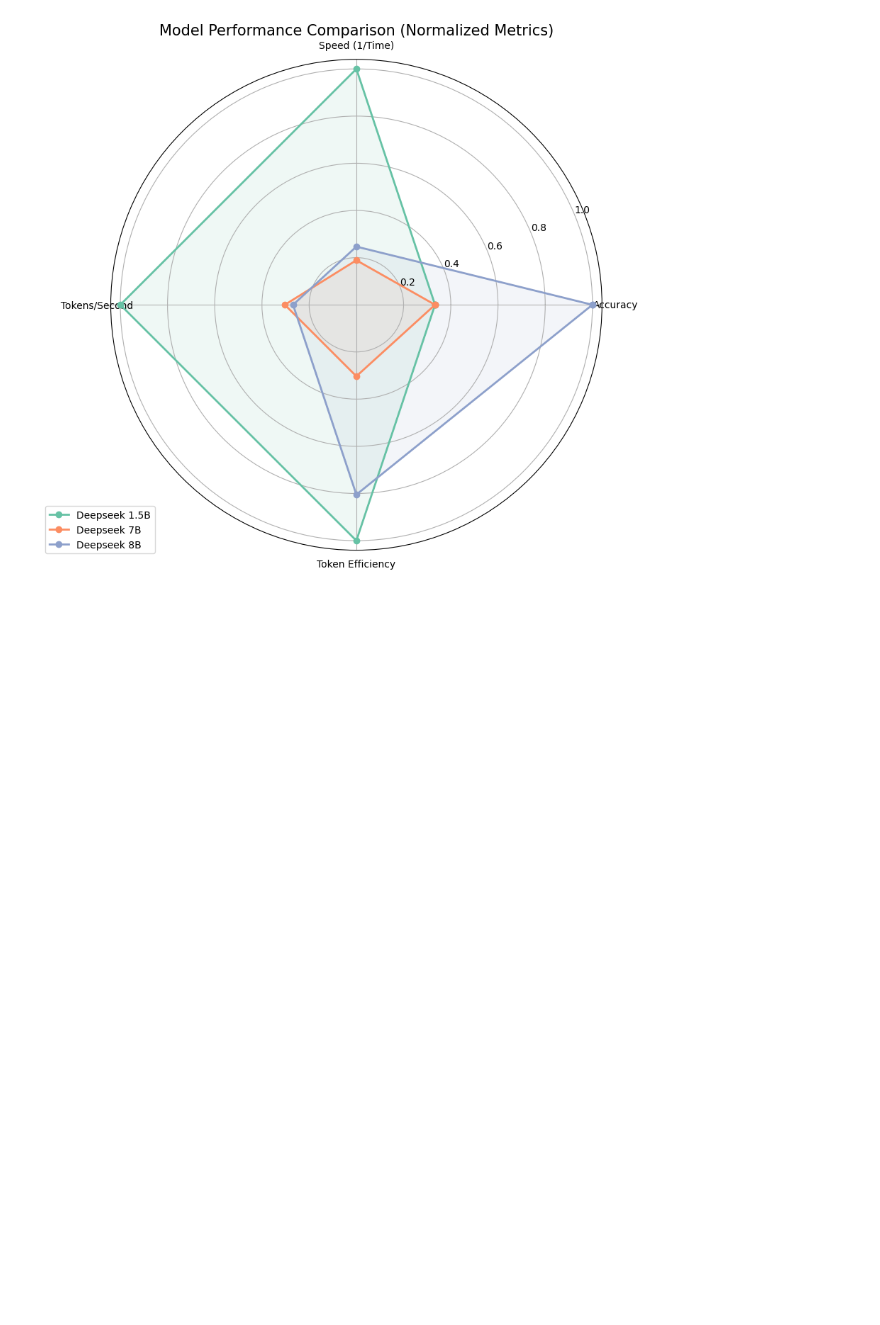
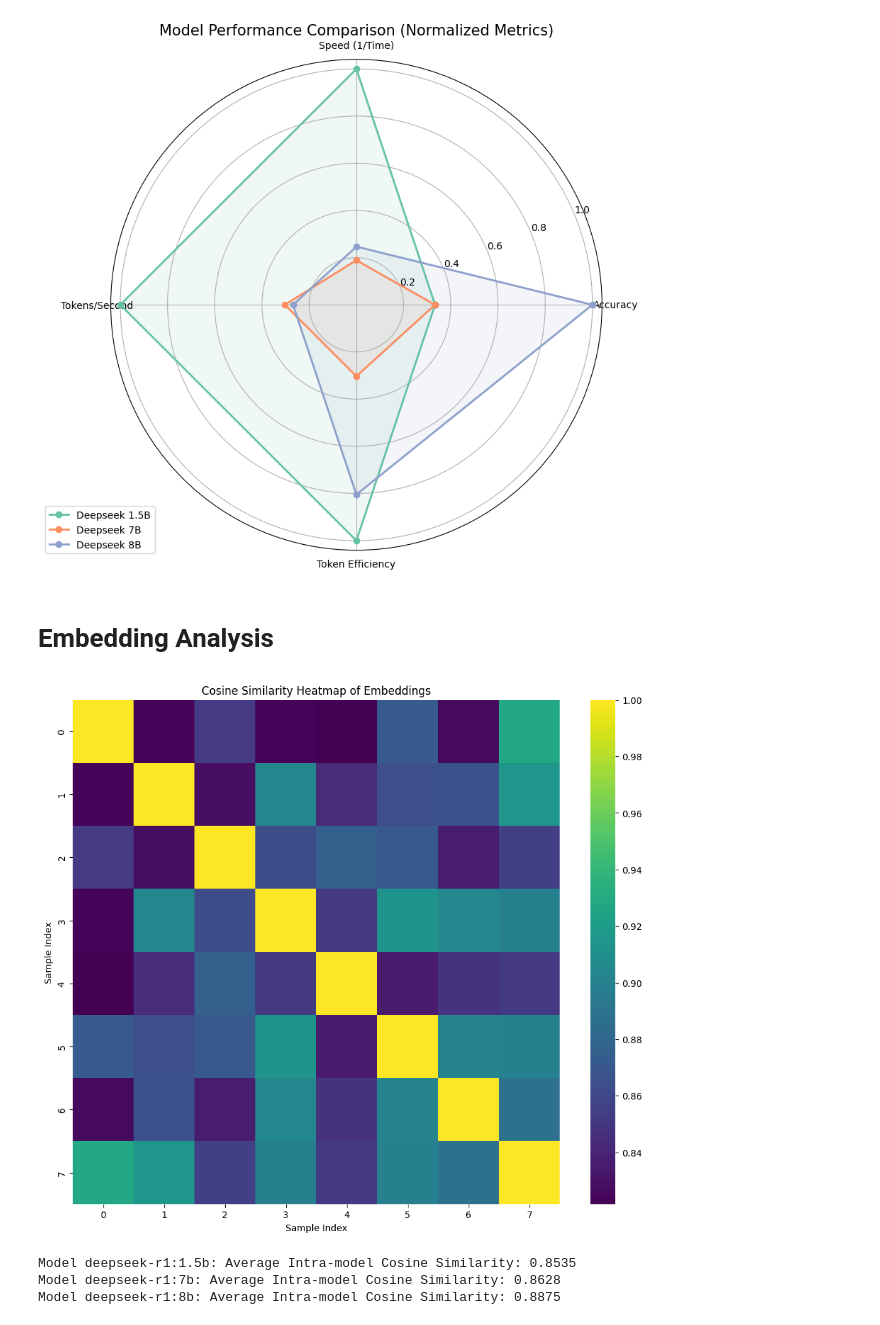
Before and after one commit to AreedAdmin/OSS-LLM-Benchmark-Tool, a Jupyter notebook: statistics.ipynb, the cells around one changed output. Cells and saved outputs as stored; diff of their text form; code cells hidden in the pictures; blank space fills up the shorter version.

```diff
--- a/statistics.ipynb
+++ b/statistics.ipynb
@@ -289,3 +291,42 @@ Summary of Deepseek Models Performance:
 | Deepseek 8B | 8B | 13.590013 | 191.900000 | 14.119564 | 100.000000 | 100.0 | ... |
 [figure]
 [figure]
+# %% [markdown]
+# Embedding Analysis
+# %%
+# Load the CSV file with embeddings
+df = pd.read_csv("raw_data_with_embeddings.csv")
+
+# Convert the "embedding" column from string to a list of floats
+df["embedding"] = df["embedding"].apply(literal_eval)
+embeddings = np.array(df["embedding"].tolist())
+
+# Compute the cosine similarity matrix for all embeddings
+cos_sim_matrix = cosine_similarity(embeddings)
+
+# Visualize the cosine similarity matrix as a heatmap
+plt.figure(figsize=(12, 10))
+sns.heatmap(cos_sim_matrix, cmap="viridis")
+plt.title("Cosine Similarity Heatmap of Embeddings")
+plt.xlabel("Sample Index")
+plt.ylabel("Sample Index")
+plt.show()
+
+# Compare embeddings by model: calculate the average intra-model cosine similarity.
+model_groups = df.groupby("model_name")
+for model, group in model_groups:
+    indices = group.index.tolist()
+    if len(indices) > 1:
+        group_embeddings = embeddings[indices]
+        sim_matrix = cosine_similarity(group_embeddings)
+        # Exclude self-similarity (diagonal values)
+        upper_tri_indices = np.triu_indices_from(sim_matrix, k=1)
+        avg_sim = np.mean(sim_matrix[upper_tri_indices])
+        print(f"Model {model}: Average Intra-model Cosine Similarity: {avg_sim:.4f}")
+    else:
+        print(f"Model {model}: Not enough samples for comparison.")
+# %% [output]
+[figure, added]
+Model deepseek-r1:1.5b: Average Intra-model Cosine Similarity: 0.8535
+Model deepseek-r1:7b: Average Intra-model Cosine Similarity: 0.8628
+Model deepseek-r1:8b: Average Intra-model Cosine Similarity: 0.8875
```
Also changed, not shown: parts of 1 cell of this notebook, 5 other files.
